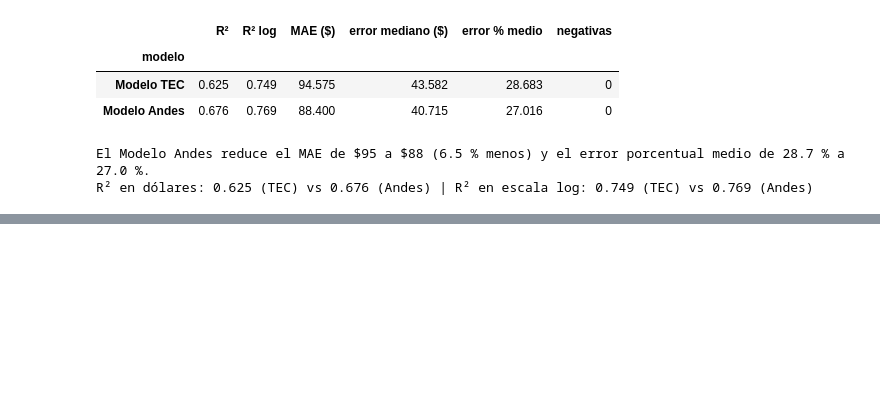
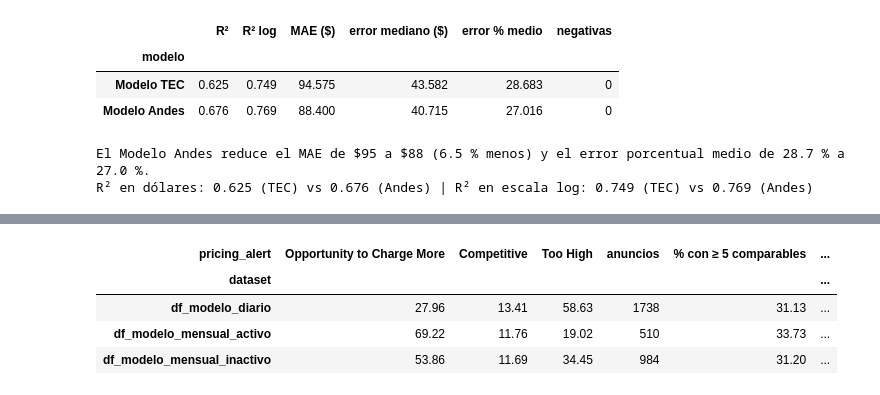
Before and after one commit to andrw4-4/airbnb-la-stay-actd, a Jupyter notebook: notebooks/LA_LA_Stay_.ipynb, the cells around one changed output, grey strips where cells are left out. Drawn from its saved outputs; the diff is of its cells as text; code cells hidden in the pictures; blank space fills up the shorter version.

```diff
--- a/notebooks/LA_LA_Stay_.ipynb
+++ b/notebooks/LA_LA_Stay_.ipynb
@@ -2086,0 +2225,12 @@ R² en dólares: 0.625 (TEC) vs 0.676 (Andes) | R² en escala log: 0.749 (TEC) v
+# %%
+by_group = pd.crosstab(classified['dataset'], classified['pricing_alert'], normalize='index').reindex(columns=ALERT_CLASSES) * 100
+by_group['anuncios'] = classified['dataset'].value_counts()
+by_group['% con ≥ 5 comparables'] = classified.groupby('dataset')['has_5_comparables'].mean() * 100
+by_group['price_ratio mediano'] = classified.groupby('dataset')['price_ratio'].median()
+by_group.round(2)
+# %% [output]
+| pricing_alert | Opportunity to Charge More | Competitive | Too High | anuncios | % con ≥ 5 comparables | ... |
+| dataset |  |  |  |  |  | ... |
+| df_modelo_diario | 27.96 | 13.41 | 58.63 | 1738 | 31.13 | ... |
+| df_modelo_mensual_activo | 69.22 | 11.76 | 19.02 | 510 | 33.73 | ... |
+| df_modelo_mensual_inactivo | 53.86 | 11.69 | 34.45 | 984 | 31.20 | ... |
```
Also changed, not shown: parts of 14 cells of this notebook.
